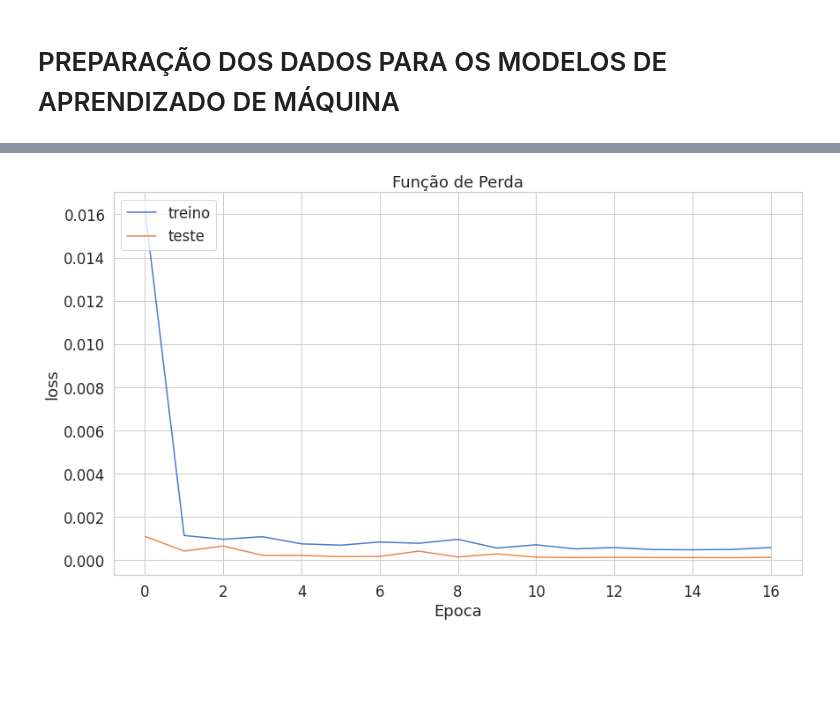
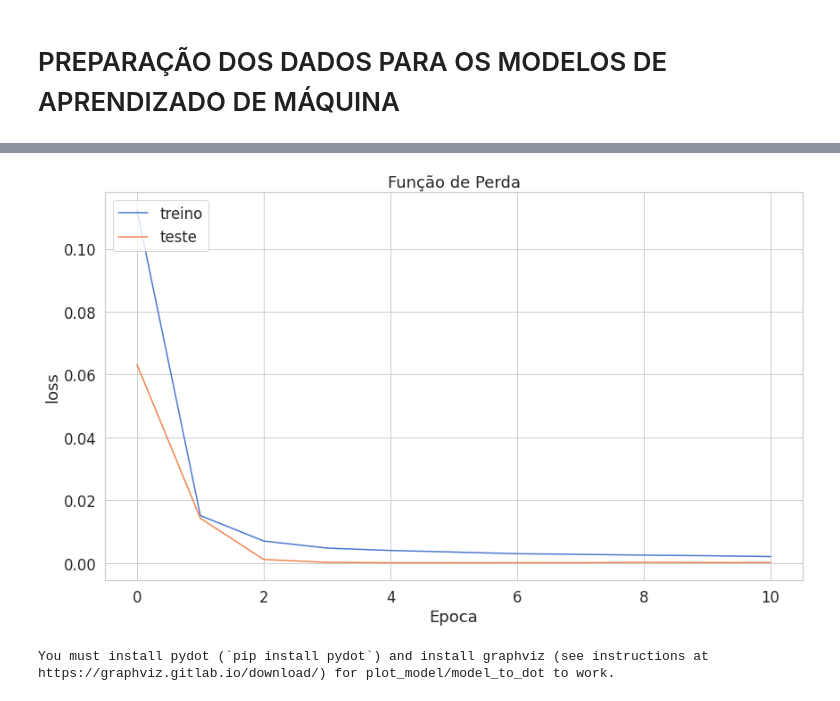
Before and after one commit to WillianAgostini/bitcoin_prediction, a Jupyter notebook: btc-price-prediction-using-lstm.ipynb, the cells around one changed output, grey strips where cells are left out. Cells and saved outputs as stored; diff of their text form; code cells hidden in the pictures; blank space fills up the shorter version.

```diff
--- a/btc-price-prediction-using-lstm.ipynb
+++ b/btc-price-prediction-using-lstm.ipynb
@@ -465,11 +468,14 @@ def normalize(scaler, values):
     return scaler.fit_transform(np.array(values).reshape(-1, 1))
 
 
-def getCloseValues(filtered):
+def getCloseValues(filtered, sizeByLast=0):
     # df = groupByTimer(df, '1H')
+    listValues = filtered['Close'].values
     scaler = MinMaxScaler()
+    if sizeByLast > 0:
+        listValues = listValues[-sizeByLast:]
 
-    scaled_close = normalize(scaler, filtered['Close'].values)
+    scaled_close = normalize(scaler, listValues)
     return scaled_close, scaler
 # %%
 def to_sequences(data, seq_len):
@@ -499,7 +505,7 @@ def preprocess(dataset, loopBack, hoursToTest):
 days = 15
 hours = 24
 SEPARATE_HOURS_TO_TEST = days * hours
-LOOP_BACK = 48
+LOOP_BACK = 5
 closedValues, scaler = getCloseValues(filtered)
 trainX, trainY, testX, testY = preprocess(
     closedValues, LOOP_BACK, SEPARATE_HOURS_TO_TEST)
@@ -564,4 +570,17 @@ model = createModel(LOOP_BACK)
 history = compile(model, 100)
 showLossGraph(history)
 # model.evaluate(testX, testY)
+
+tf.keras.utils.plot_model(
+    model,
+    to_file="model.png",
+    show_shapes=False,
+    show_dtype=False,
+    show_layer_names=True,
+    rankdir="TB",
+    expand_nested=False,
+    dpi=96,
+    layer_range=None,
+    show_layer_activations=False,
+)
 # %% [output]
@@ -588,5 +607,6 @@ Compilado para até 100 épocas
 -------------------------------------------------------------------------------------------------------------------------------------------------------------------------------------------------------- ...
-[figure, old version]
+[figure, new version]
+You must install pydot (`pip install pydot`) and install graphviz (see instructions at https://graphviz.gitlab.io/download/) for plot_model/model_to_dot to work.
 # %%
 
 filtered = importDB(relativedelta(months=12), relativedelta(months=6))
```
Also changed, not shown: parts of 9 cells of this notebook, 2 other files.
